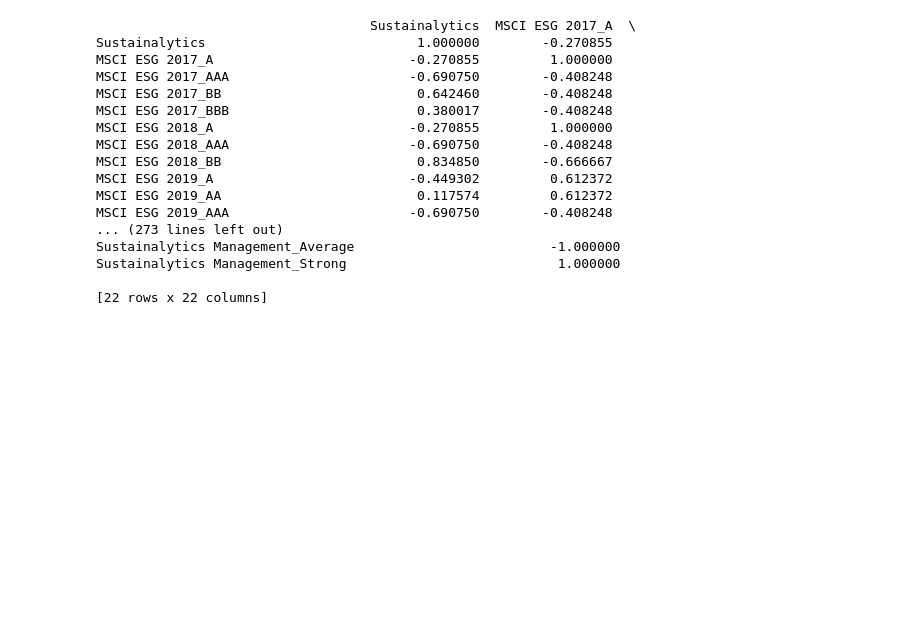
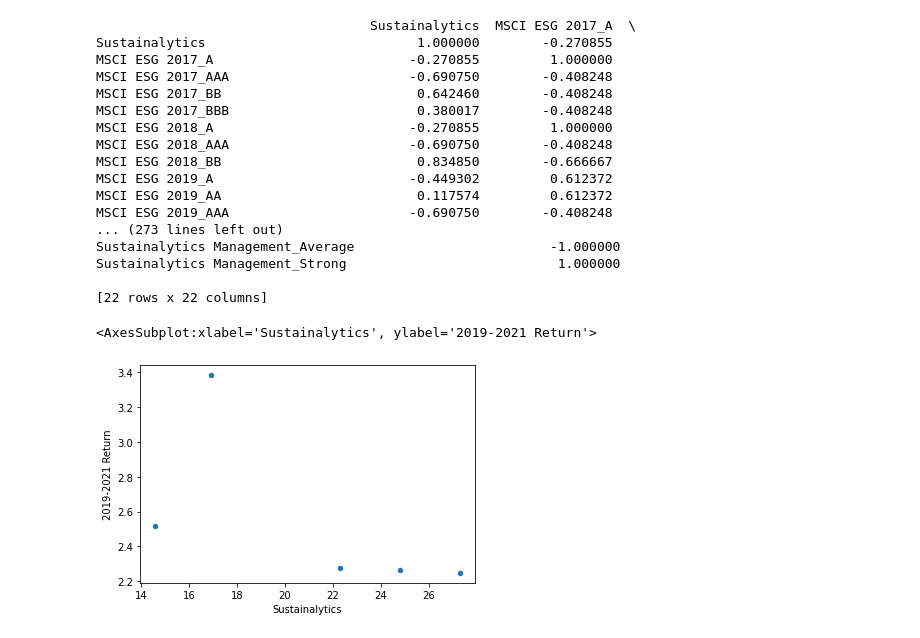
Before and after one commit to DanMarks12/Final_Project_Group5, a Jupyter notebook: ESG Analysis.ipynb, the cells around one changed output. Saved outputs shown, nothing was run; the diff lists cells and outputs as text; code cells hidden in the pictures; blank space fills up the shorter version.

```diff
--- a/ESG Analysis.ipynb
+++ b/ESG Analysis.ipynb
@@ -107,3 +107,8 @@ Sustainalytics Management_Average                         -1.000000
 Sustainalytics Management_Strong                           1.000000
 
 [22 rows x 22 columns]
+# %%
+esg_df.plot.scatter(x = 'Sustainalytics', y = '2019-2021 Return')
+# %% [output]
+<AxesSubplot:xlabel='Sustainalytics', ylabel='2019-2021 Return'>
+[figure, added]
```
